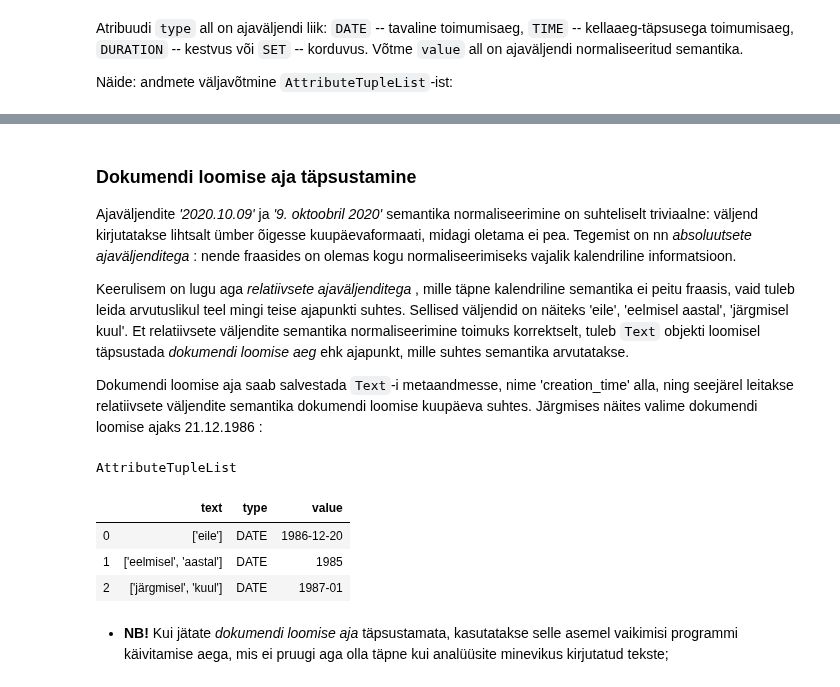
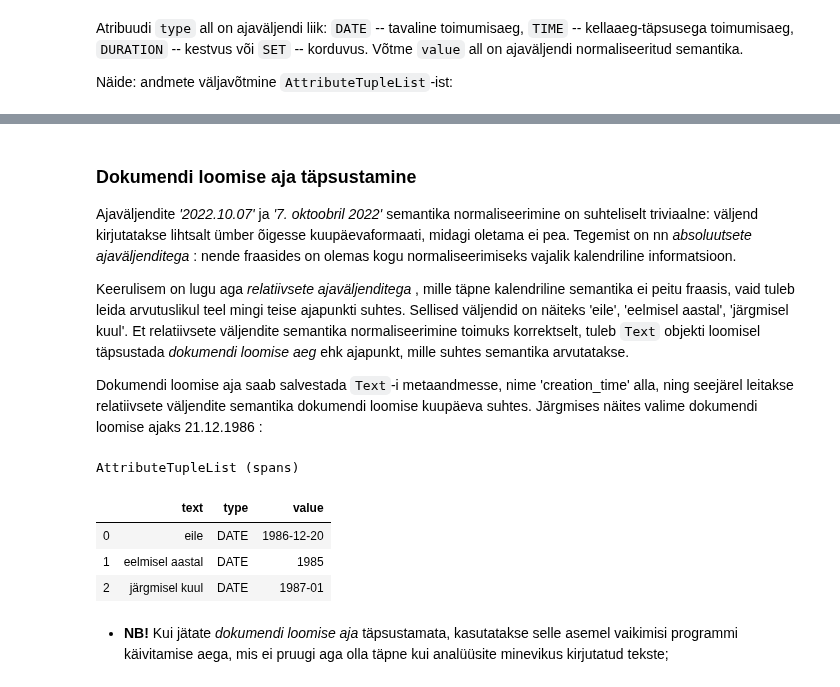
Before and after one commit to d009/EstNLP, a Jupyter notebook: Praktikum6/Praktikum_6.ipynb, the cells around one changed output, grey strips where cells are left out. Cells and saved outputs as stored; diff of their text form; code cells hidden in the pictures.

```diff
--- a/Praktikum6/Praktikum_6.ipynb
+++ b/Praktikum6/Praktikum_6.ipynb
@@ -279,7 +274,7 @@ Kui uurid ajaväljendite tuvastaja <a href="https://github.com/estnltk/estnltk/b
 # %% [markdown]
 ### Dokumendi loomise aja täpsustamine
 
-Ajaväljendite _'2020.10.09'_ ja _'9. oktoobril 2020'_ semantika normaliseerimine on suhteliselt triviaalne: väljend kirjutatakse lihtsalt ümber õigesse kuupäevaformaati, midagi oletama ei pea. Tegemist on nn _absoluutsete ajaväljenditega_ : nende fraasides on olemas kogu normaliseerimiseks vajalik kalendriline informatsioon.
+Ajaväljendite _'2022.10.07'_ ja _'7. oktoobril 2022'_ semantika normaliseerimine on suhteliselt triviaalne: väljend kirjutatakse lihtsalt ümber õigesse kuupäevaformaati, midagi oletama ei pea. Tegemist on nn _absoluutsete ajaväljenditega_ : nende fraasides on olemas kogu normaliseerimiseks vajalik kalendriline informatsioon.
 
 Keerulisem on lugu aga _relatiivsete ajaväljenditega_ , mille täpne kalendriline semantika ei peitu fraasis, vaid tuleb leida arvutuslikul teel mingi teise ajapunkti suhtes. Sellised väljendid on näiteks 'eile', 'eelmisel aastal', 'järgmisel kuul'. Et relatiivsete väljendite semantika normaliseerimine toimuks korrektselt, tuleb `Text` objekti loomisel täpsustada _dokumendi loomise aeg_ ehk ajapunkt, mille suhtes semantika arvutatakse.
 
@@ -287,19 +282,19 @@ Dokumendi loomise aja saab salvestada `Text`-i metaandmesse, nime 'creation_time
 # %%
 # Loome uue teksti kasutades etteantud dokumendi loomise kuupäeva
 text = Text('Oli see eile, eelmisel aastal või tuleb see hoopis järgmisel kuul?')
 text.meta['creation_time'] = '1986-12-21'
 
 # Lisame tekstile ajaväljendite märgenduskihi
-text.tag_layer(['timexes'] , resolver=TIMEXES_RESOLVER)
+text.tag_layer('timexes')
 
 # Uurime leitud väljendeid
 text['timexes'][['text','type','value']]
 # %% [output]
-AttributeTupleList
+AttributeTupleList (spans)
 |  | text | type | value |
-| 0 | ['eile'] | DATE | 1986-12-20 |
-| 1 | ['eelmisel', 'aastal'] | DATE | 1985 |
-| 2 | ['järgmisel', 'kuul'] | DATE | 1987-01 |
+| 0 | eile | DATE | 1986-12-20 |
+| 1 | eelmisel aastal | DATE | 1985 |
+| 2 | järgmisel kuul | DATE | 1987-01 |
 # %% [markdown]
   * **NB!** Kui jätate _dokumendi loomise aja_ täpsustamata, kasutatakse selle asemel vaikimisi programmi käivitamise aega, mis ei pruugi aga olla täpne kui analüüsite minevikus kirjutatud tekste;
 # %% [markdown]
```
Also changed, not shown: parts of 22 cells of this notebook, 1 other file.
